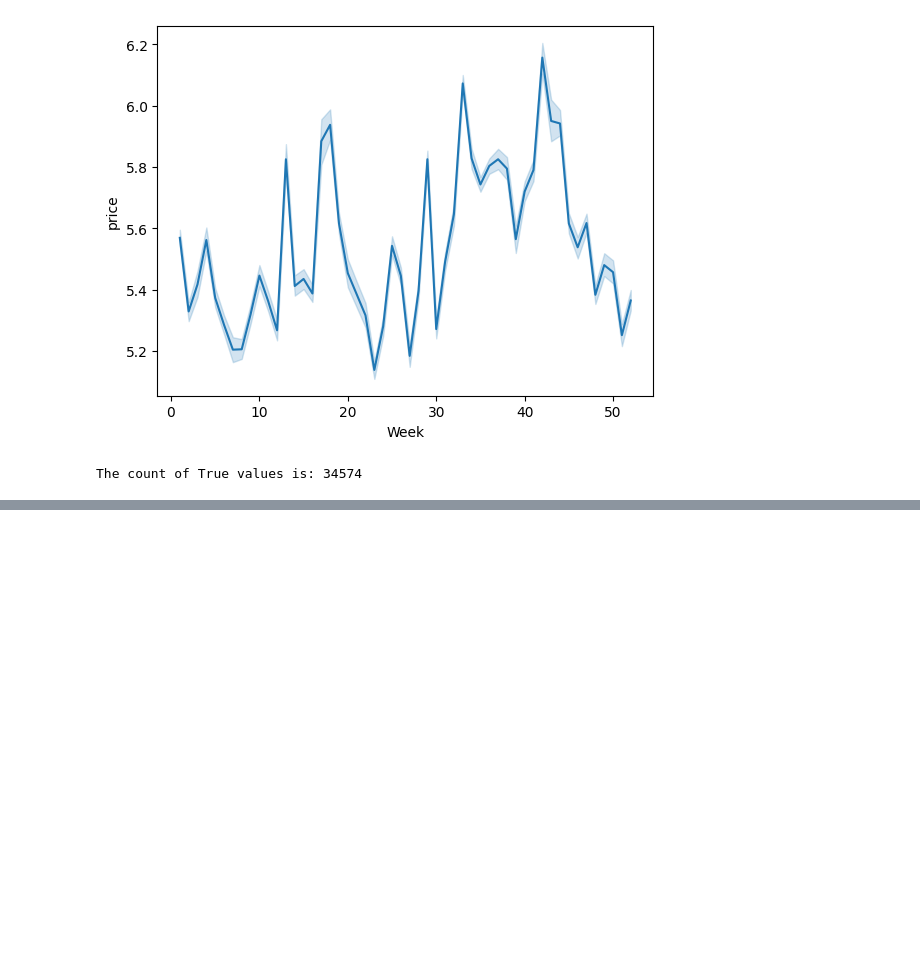
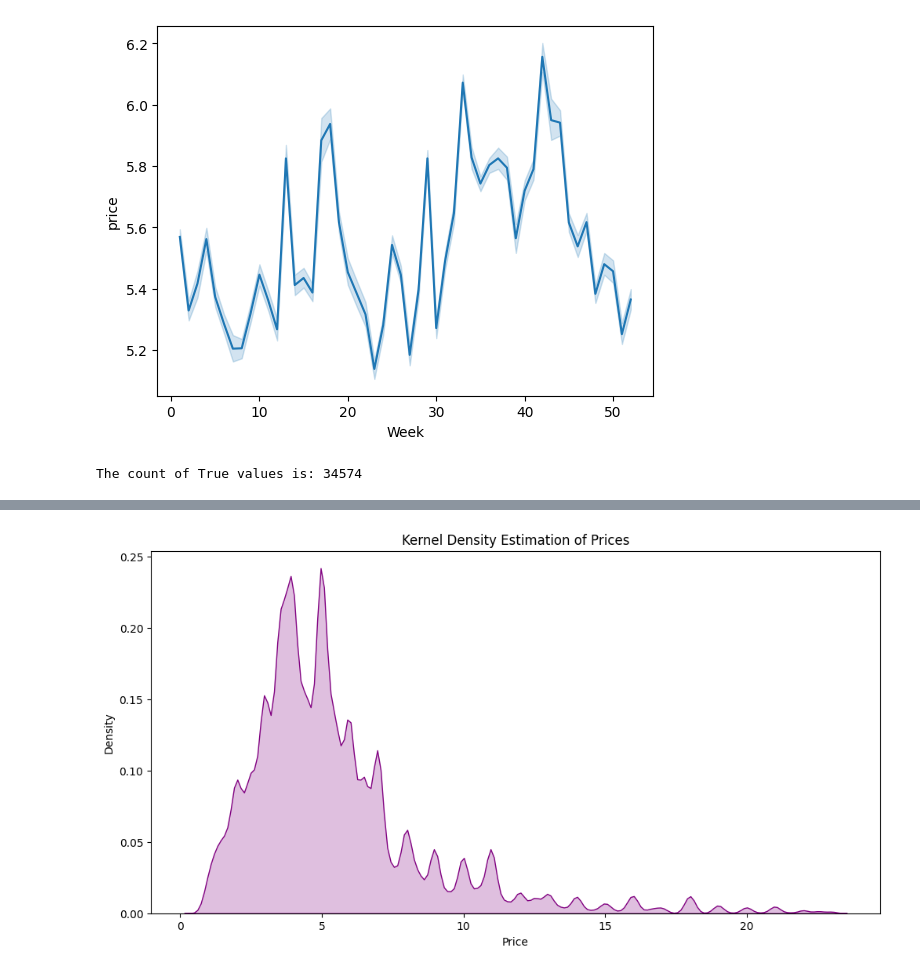
Before and after one commit to leningschulich/schulich_data_science, a Jupyter notebook: dynamic_pricing.ipynb, the cells around one changed output, grey strips where cells are left out. Drawn from its saved outputs; the diff is of its cells as text; code cells hidden in the pictures; blank space fills up the shorter version.

```diff
--- a/dynamic_pricing.ipynb
+++ b/dynamic_pricing.ipynb
@@ -269,0 +284,10 @@ NameError: name 'df' is not defined
+# %%
+#Kernel Density Estimation
+plt.figure(figsize=(12, 6))
+sns.kdeplot(df['price'], color='purple', fill=True)
+plt.title('Kernel Density Estimation of Prices')
+plt.xlabel('Price')
+plt.ylabel('Density')
+plt.show()
+# %% [output]
+[figure, added]
```
Also changed, not shown: parts of 7 cells of this notebook.
